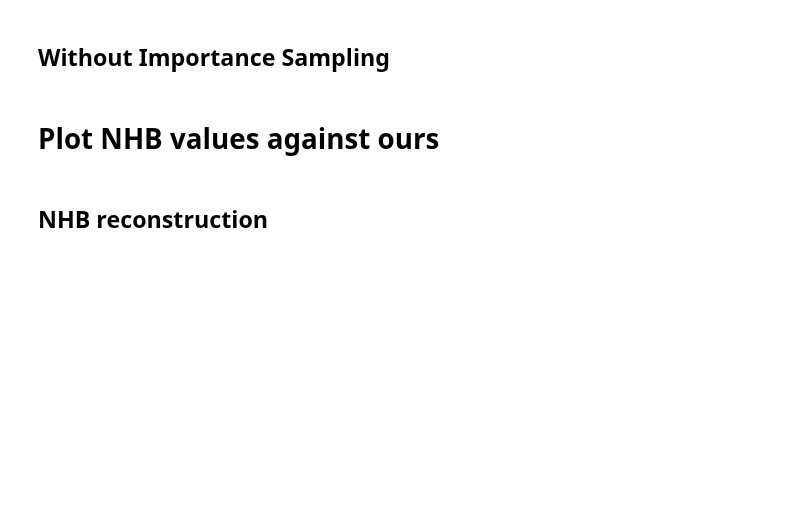
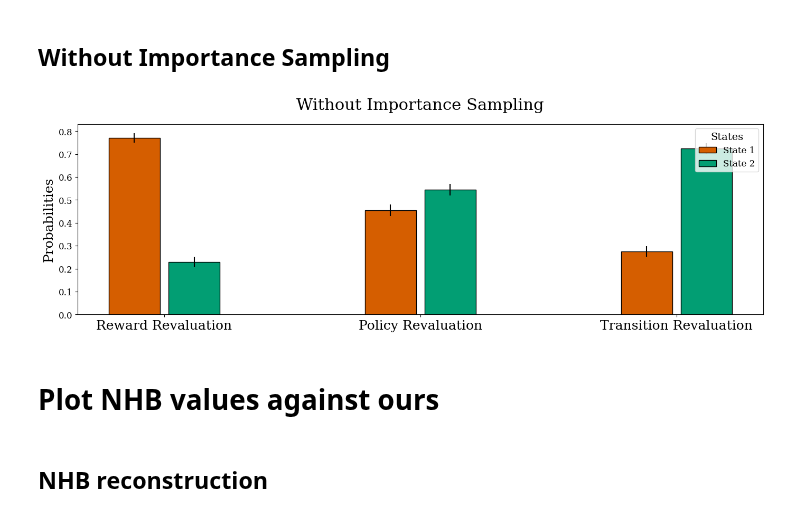
Before and after one commit to ArminBaz/SR-IS, a Jupyter notebook: src/reval_nhb.ipynb, the cells around one changed output. Cells and saved outputs as stored; diff of their text form; code cells hidden in the pictures; blank space fills up the shorter version.

```diff
--- a/src/reval_nhb.ipynb
+++ b/src/reval_nhb.ipynb
@@ -369,17 +371,19 @@ save_path = None
 # %%
 # save_path = save_dir + "nhb_simulations_without.png"
 save_path = None
 
-# plot_nhb_decisions(
-#     probs_reward=prob_reward_without,
-#     probs_policy=prob_policy_without,
-#     probs_transition=prob_transition_without,
-#     colors=colors,
-#     leg_loc='upper right',
-#     save_path=save_path,
-#     title='Without Importance Sampling',
-#     std=[std_reward_without, std_policy_without, std_transition_without]
-# )
+plot_nhb_decisions(
+    probs_reward=prob_reward_without,
+    probs_policy=prob_policy_without,
+    probs_transition=prob_transition_without,
+    colors=colors,
+    leg_loc='upper right',
+    save_path=save_path,
+    title='Without Importance Sampling',
+    std=[std_reward_without, std_policy_without, std_transition_without]
+)
+# %% [output]
+[figure, added]
 # %% [markdown]
 # Plot NHB values against ours
 # %% [markdown]
```
Also changed, not shown: parts of 9 cells of this notebook.
